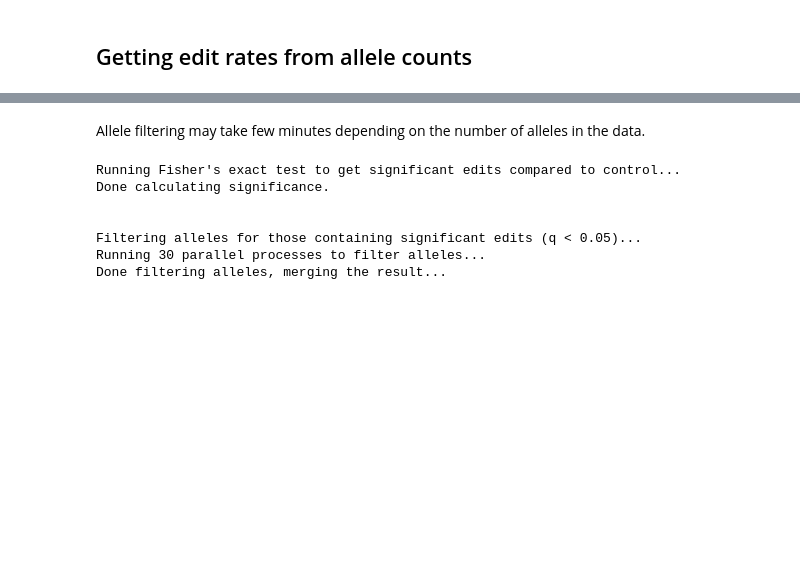
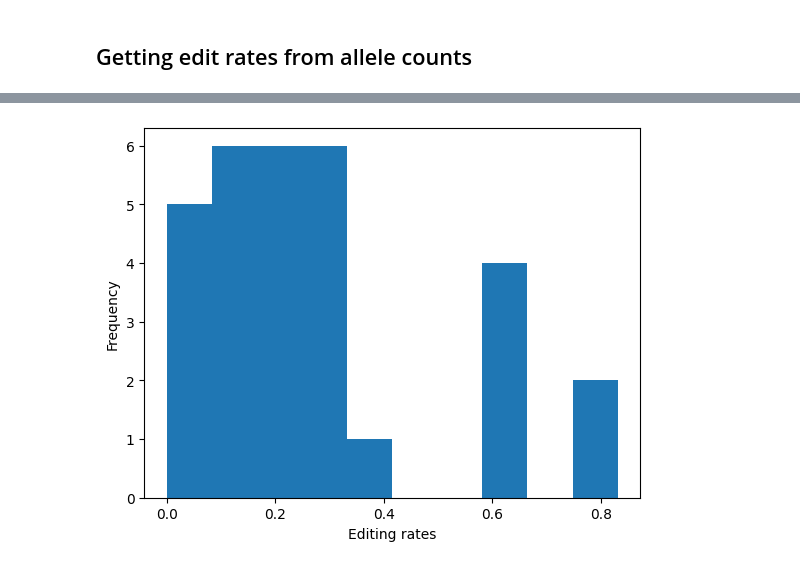
Before and after one commit to pinellolab/crispr-bean, a Jupyter notebook: docs/ReporterScreen_api.ipynb, the cells around one changed output, grey strips where cells are left out. Drawn from its saved outputs; the diff is of its cells as text; code cells hidden in the pictures; blank space fills up the shorter version.

```diff
--- a/docs/ReporterScreen_api.ipynb
+++ b/docs/ReporterScreen_api.ipynb
@@ -92,2 +180,2 @@ bdata.uns['allele_counts']
 # %%
-bdata.uns["edit_counts"] = bdata.get_edit_from_allele()
+bdata.uns["edit_counts"]
@@ -105,8 +217,7 @@ array([[0., 0., 0., ..., 0., 0., 0.],
 # %%
 window_edit_rate= bdata.get_guide_edit_rate(normalize_by_editable_base = True,
-                   edited_base = "A",
                    editable_base_start = 3,
                    editable_base_end = 8,
-                   bcmatch_thres = 5,
+                   bcmatch_thres = 5, # Ignore samples with X_bcmatch < 5 for stability
                    prior_weight = 1,
                    return_result = True)
@@ -143,13 +226,7 @@ bdata_plasmid.uns["allele_counts"] = bdata_plasmid.uns['allele_counts'].loc[bdat
-# %% [markdown]
-Allele filtering may take few minutes depending on the number of alleles in the data.
-# %%
-q_val_sig, bdata.uns['sig_allele_counts'] = be.filter_alleles(
-    bdata, bdata_plasmid, filter_each_sample = True, run_parallel = True, allele_counts_key="allele_counts", map_to_filtered = True)
-# %% [output]
-Running Fisher's exact test to get significant edits compared to control...
-Done calculating significance.
-
-
-Filtering alleles for those containing significant edits (q < 0.05)...
-Running 30 parallel processes to filter alleles...
-Done filtering alleles, merging the result...
+# %%
+plt.hist(window_edit_rate)
+plt.xlabel("Editing rates")
+plt.ylabel("Frequency")
+plt.show()
+# %% [output]
+[figure, added]
```
Also changed, not shown: parts of 39 cells of this notebook.
